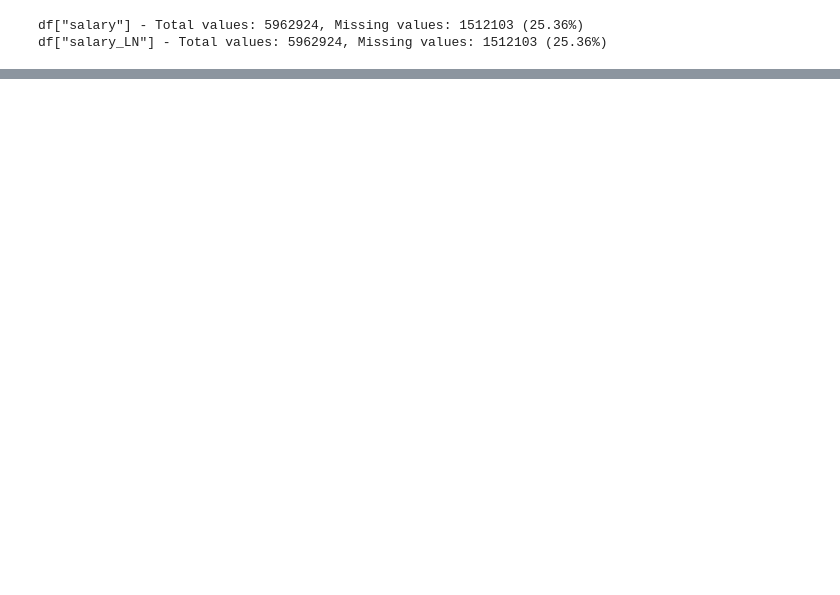
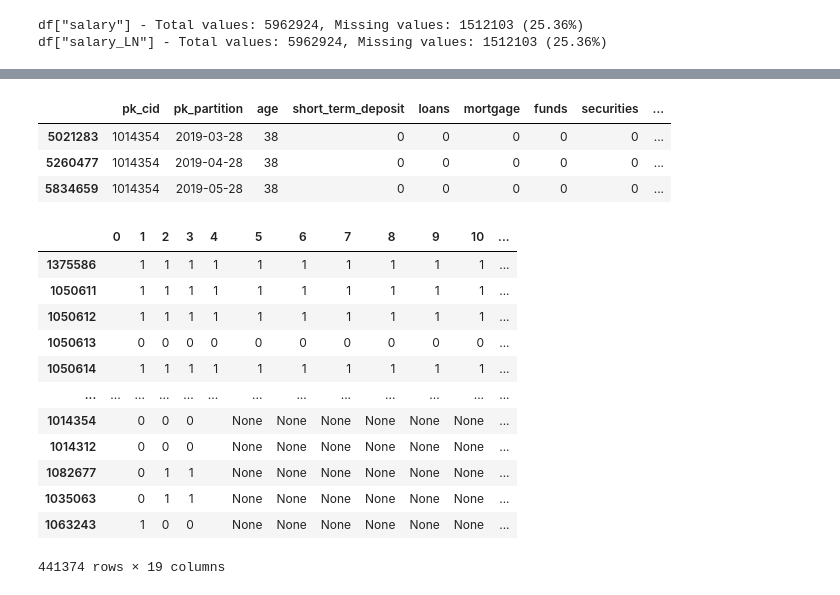
Before and after one commit to aggarcia1996/final_project_adjt, a Jupyter notebook: recommendation/ML_approach.ipynb, the cells around one changed output, grey strips where cells are left out. Saved outputs shown, nothing was run; the diff lists cells and outputs as text; code cells hidden in the pictures; blank space fills up the shorter version.

```diff
--- a/recommendation/ML_approach.ipynb
+++ b/recommendation/ML_approach.ipynb
@@ -340,0 +181,29 @@ ValueError: Feature shape mismatch, expected: 39, got 40
+# %%
+def stringify_df(data, TARGET):
+
+    to_stringify = ["em_acount", "em_account_p", "emc_account", "short_term_deposit", "long_term_deposit", "loans", "mortgage", "funds", "securities", "debit_card", "credit_card", "pension_plan", "payroll_product", "payroll_bonus", "active_on_app"]
+
+    string_DF = pd.DataFrame(index = data["pk_cid"].unique())
+
+    # adding age
+    age = data.groupby("pk_cid")["age"].max()
+    string_DF = pd.concat([string_DF, age], axis = 1)
+
+    # stringify features
+    for feature in to_stringify:
+        data[feature] = data[feature].astype(str)
+        temp_SERIES = data.groupby("pk_cid")[feature].sum()
+        string_DF = pd.concat([string_DF, temp_SERIES], axis = 1)
+
+    # removing customers with less than 3 months of recordings
+    string_DF = string_DF[string_DF[TARGET].apply(len) >= 3]
+
+    return string_DF
+# %%
+TARGET = "securities"
+
+activity_products = ["debit_card", "credit_card", "payroll_product", "pension_plan"]
+plan_products = ["emc_account", "em_account_p", "em_acount", "short_term_deposit", "long_term_deposit", "securities", "funds", "mortage", "loans"]
+
+stringed_DF = stringify_df(df, TARGET)
+stringed_DF
@@ -340,0 +224,27 @@ ValueError: Feature shape mismatch, expected: 39, got 40
+# %%
+df[df["pk_cid"] == "1014354"]
+# %% [output]
+|  | pk_cid | pk_partition | age | short_term_deposit | loans | mortgage | funds | securities | ... |
+| 5021283 | 1014354 | 2019-03-28 | 38 | 0 | 0 | 0 | 0 | 0 | ... |
+| 5260477 | 1014354 | 2019-04-28 | 38 | 0 | 0 | 0 | 0 | 0 | ... |
+| 5834659 | 1014354 | 2019-05-28 | 38 | 0 | 0 | 0 | 0 | 0 | ... |
+# %%
+stringed_DF.drop("other_active_products", axis = 1, inplace = True)
+# %%
+test = stringed_DF.copy(deep = True)
+# %%
+test["em_acount"].str.split("", expand = True)
+# %% [output]
+|  | 0 | 1 | 2 | 3 | 4 | 5 | 6 | 7 | 8 | 9 | 10 | ... |
+| 1375586 |  | 1 | 1 | 1 | 1 | 1 | 1 | 1 | 1 | 1 | 1 | ... |
+| 1050611 |  | 1 | 1 | 1 | 1 | 1 | 1 | 1 | 1 | 1 | 1 | ... |
+| 1050612 |  | 1 | 1 | 1 | 1 | 1 | 1 | 1 | 1 | 1 | 1 | ... |
+| 1050613 |  | 0 | 0 | 0 | 0 | 0 | 0 | 0 | 0 | 0 | 0 | ... |
+| 1050614 |  | 1 | 1 | 1 | 1 | 1 | 1 | 1 | 1 | 1 | 1 | ... |
+| ... | ... | ... | ... | ... | ... | ... | ... | ... | ... | ... | ... | ... |
+| 1014354 |  | 0 | 0 | 0 |  | None | None | None | None | None | None | ... |
+| 1014312 |  | 0 | 0 | 0 |  | None | None | None | None | None | None | ... |
+| 1082677 |  | 0 | 1 | 1 |  | None | None | None | None | None | None | ... |
+| 1035063 |  | 0 | 1 | 1 |  | None | None | None | None | None | None | ... |
+| 1063243 |  | 1 | 0 | 0 |  | None | None | None | None | None | None | ... |
+441374 rows × 19 columns
```
Also changed, not shown: parts of 49 cells of this notebook.
